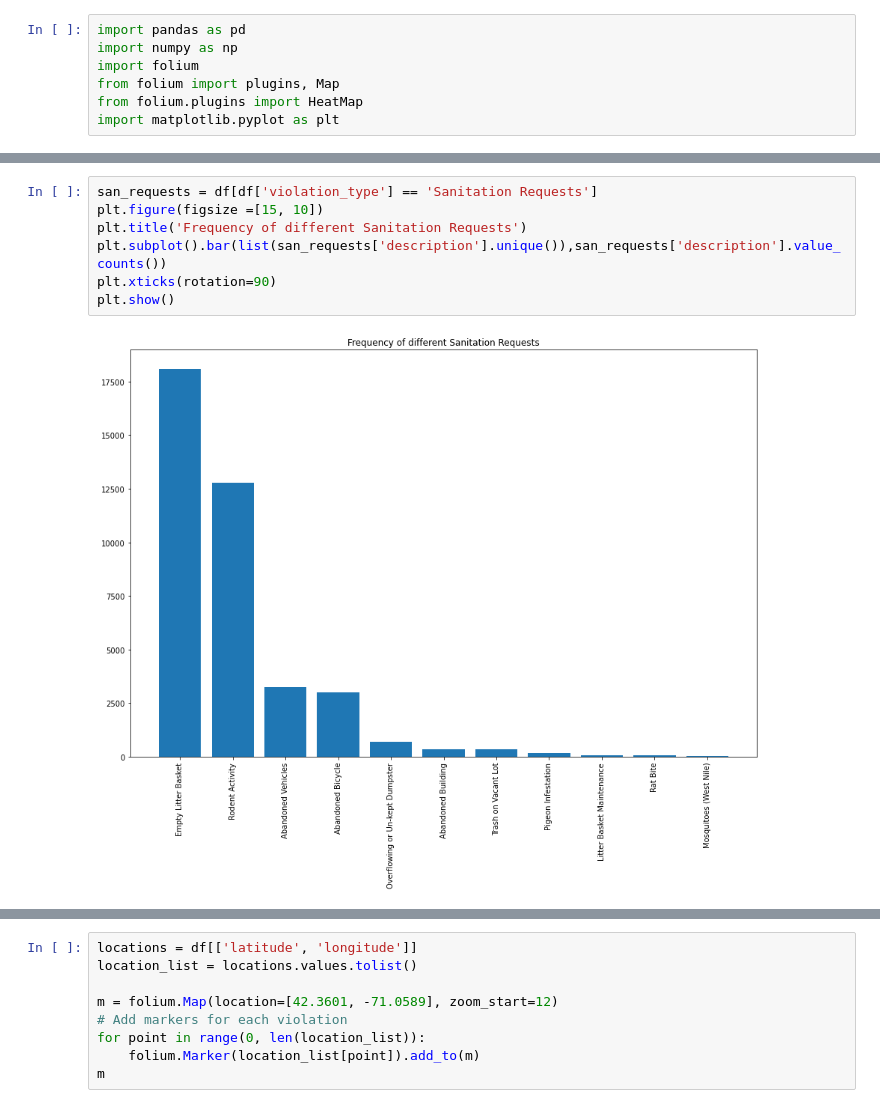
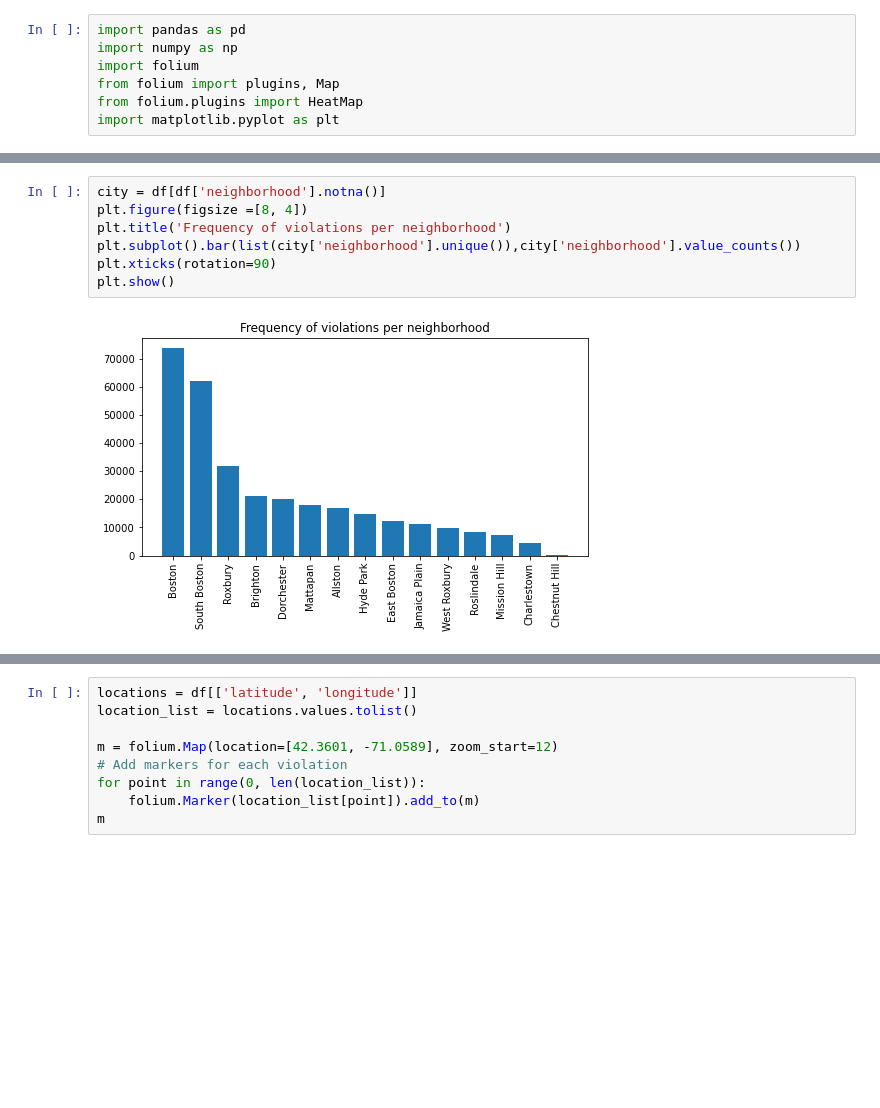
Before and after one commit to BU-Spark/ds-councilor-breadon-bad-landlords2, a Jupyter notebook: spring23-team-4/code/RentSmart_analysis.ipynb, the cells around one changed output, grey strips where cells are left out. Saved outputs shown, nothing was run; the diff lists cells and outputs as text; blank space fills up the shorter version.

```diff
--- a/spring23-team-4/code/RentSmart_analysis.ipynb
+++ b/spring23-team-4/code/RentSmart_analysis.ipynb
@@ -40,9 +59,9 @@ plt.show()
 # %%
-san_requests = df[df['violation_type'] == 'Sanitation Requests']
-plt.figure(figsize =[15, 10])
-plt.title('Frequency of different Sanitation Requests')
-plt.subplot().bar(list(san_requests['description'].unique()),san_requests['description'].value_counts())
+city = df[df['neighborhood'].notna()]
+plt.figure(figsize =[8, 4])
+plt.title('Frequency of violations per neighborhood')
+plt.subplot().bar(list(city['neighborhood'].unique()),city['neighborhood'].value_counts())
 plt.xticks(rotation=90)
 plt.show()
 # %% [output]
-[figure, old version]
+[figure, new version]
```
Also changed, not shown: parts of 6 cells of this notebook.
